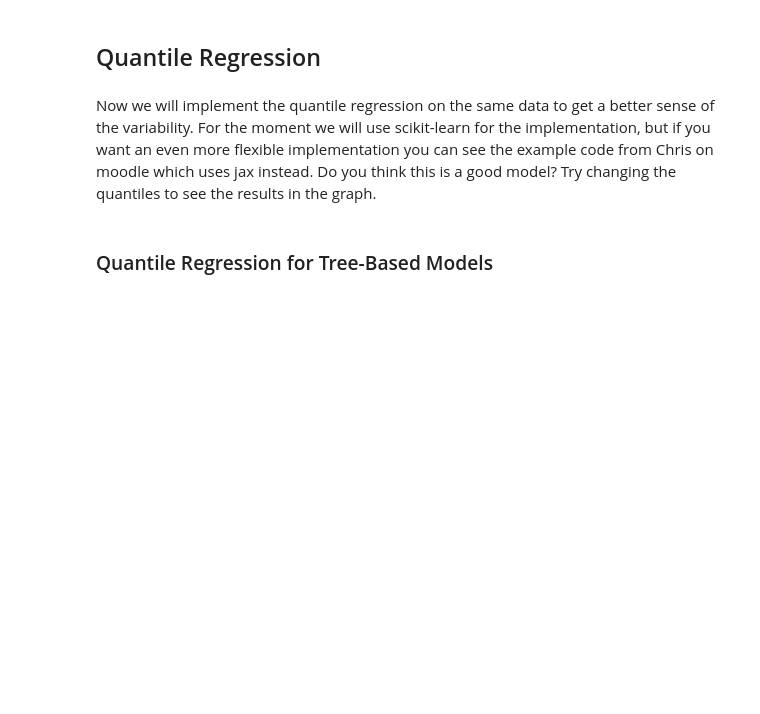
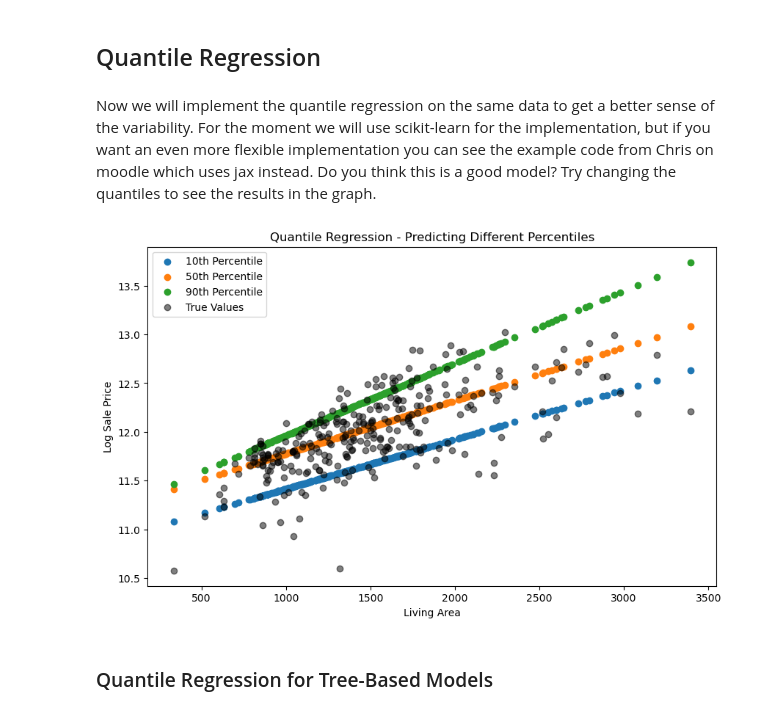
Before and after one commit to benrodion/Hertie_ML_2025_Labs, a Jupyter notebook: lab7.ipynb, the cells around one changed output. Drawn from its saved outputs; the diff is of its cells as text; code cells hidden in the pictures; blank space fills up the shorter version.

```diff
--- a/lab7.ipynb
+++ b/lab7.ipynb
@@ -194,20 +196,24 @@ plt.show()
 # %% [markdown]
 Now we will implement the quantile regression on the same data to get a better sense of the variability. For the moment we will use scikit-learn for the implementation, but if you want an even more flexible implementation you can see the example code from Chris on moodle which uses jax instead. Do you think this is a good model? Try changing the quantiles to see the results in the graph.
 # %%
-quantiles = [0.1, 0.5, 0.9]
+quantiles = [0.1, # 10% of the data are below this
+             0.5, # = median
+             0.9] #90% of the data are below this
 q_models = {q: QuantileRegressor(quantile=q, alpha=0) for q in quantiles}
 
 plt.figure(figsize=(10, 6))
 for q, model in q_models.items():
     model.fit(X_train["GrLivArea"].values.reshape(-1, 1), y_train)
     y_pred = model.predict(X_test["GrLivArea"].values.reshape(-1, 1))
     plt.scatter(X_test["GrLivArea"], y_pred, label=f"{int(q * 100)}th Percentile")
 plt.scatter(X_test["GrLivArea"], y_test, color="black", alpha=0.5, label="True Values")
 plt.xlabel("Living Area")
 plt.ylabel("Log Sale Price")
 plt.legend()
 plt.title("Quantile Regression - Predicting Different Percentiles")
 plt.show()
+# %% [output]
+[figure, added]
 # %% [markdown]
 ### Quantile Regression for Tree-Based Models
 # %% [markdown]
```
Also changed, not shown: parts of 8 cells of this notebook.
